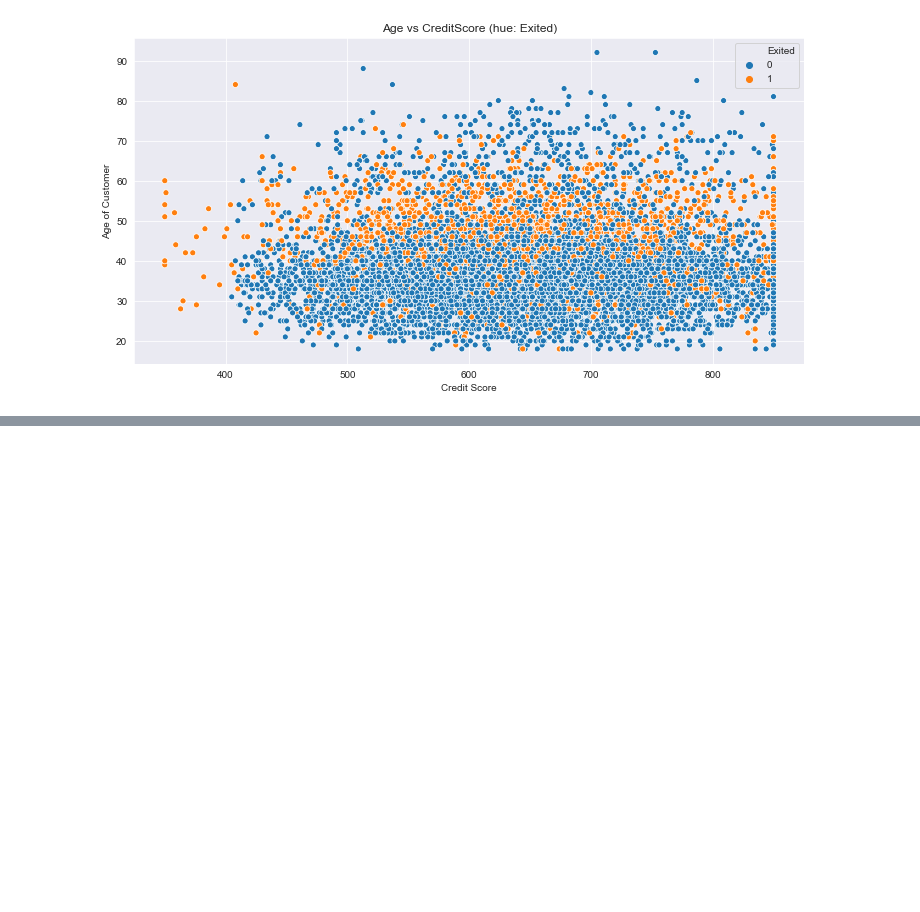
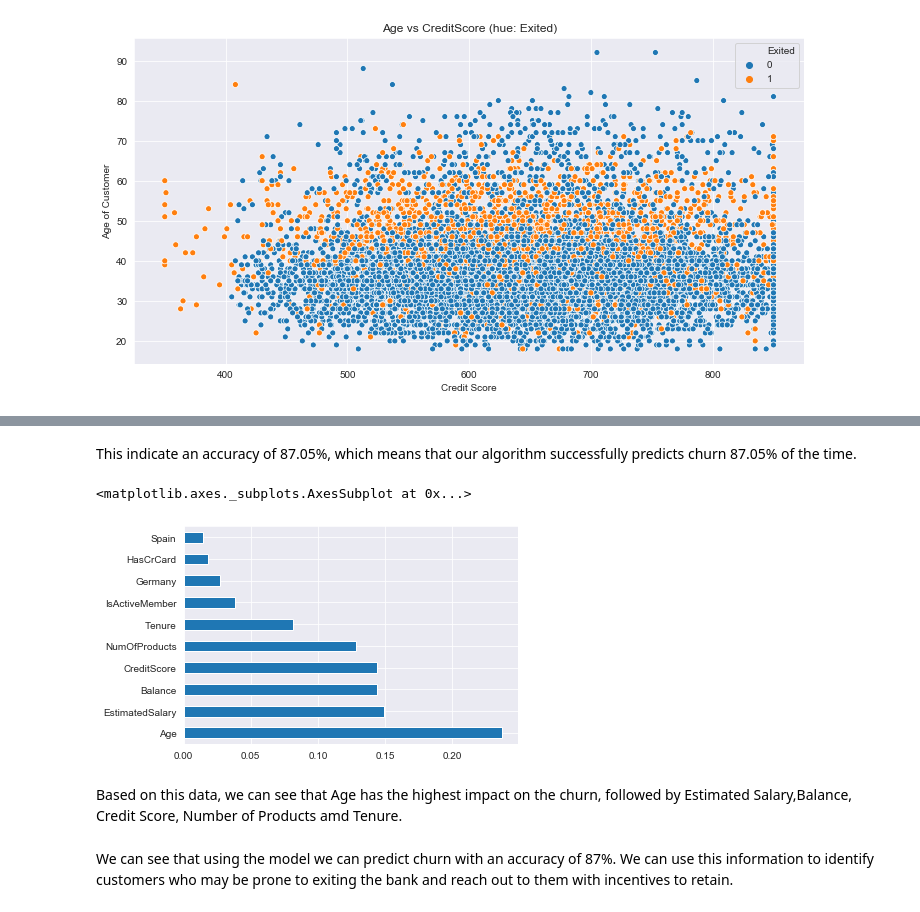
Before and after one commit to r2d2-collab/Springboard, a Jupyter notebook: Bank churn.ipynb, the cells around one changed output, grey strips where cells are left out. Cells and saved outputs as stored; diff of their text form; code cells hidden in the pictures; blank space fills up the shorter version.

```diff
--- a/Bank churn.ipynb
+++ b/Bank churn.ipynb
@@ -192,0 +178,2 @@ plt.show()
+# %%
+df = df.drop(['RowNumber','CustomerId','Surname'],axis=1)
@@ -192,0 +193,3 @@ plt.show()
+# %%
+X =  df.drop(['Exited'], axis=1)
+y = df['Exited']
@@ -192,0 +198,3 @@ plt.show()
+# %%
+from sklearn.model_selection import train_test_split
+X_train, X_test, y_train, y_test = train_test_split(X, y, test_size = 0.2, random_state = 0)
@@ -192,0 +203,5 @@ plt.show()
+# %%
+from sklearn.ensemble import RandomForestClassifier
+classifier = RandomForestClassifier(n_estimators=200, random_state=0)
+classifier.fit(X_train, y_train)
+predictions = classifier.predict(X_test)
@@ -192,0 +223,12 @@ plt.show()
+# %% [markdown]
+This indicate an accuracy of 87.05%, which means that our algorithm successfully predicts churn 87.05% of the time.
+# %%
+feat_importances = pd.Series(classifier.feature_importances_, index=X.columns)
+feat_importances.nlargest(10).plot(kind='barh')
+# %% [output]
+<matplotlib.axes._subplots.AxesSubplot at 0x...>
+[figure, added]
+# %% [markdown]
+Based on this data, we can see that Age has the highest impact on the churn, followed by Estimated Salary,Balance, Credit Score, Number of Products amd Tenure.
+# %% [markdown]
+We can see that using the model we can predict churn with an accuracy of 87%. We can use this information to identify customers who may be prone to exiting the bank and reach out to them with incentives to retain.
```
Also changed, not shown: parts of 16 cells of this notebook.
